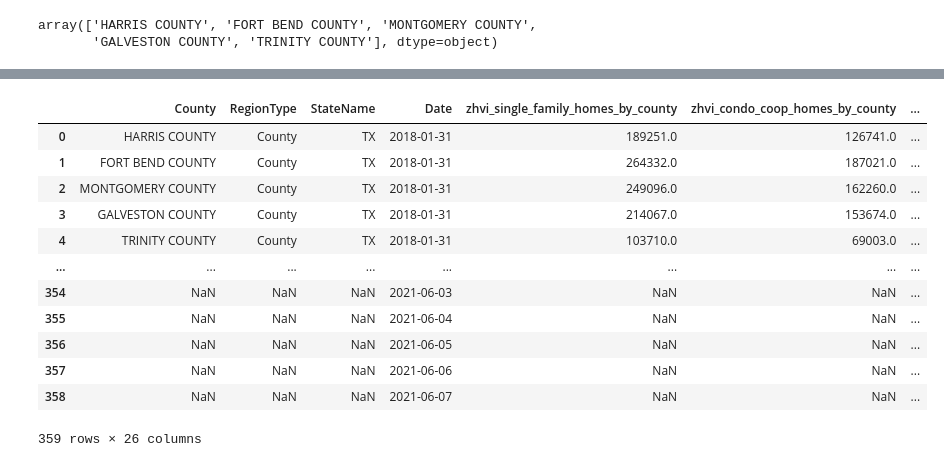
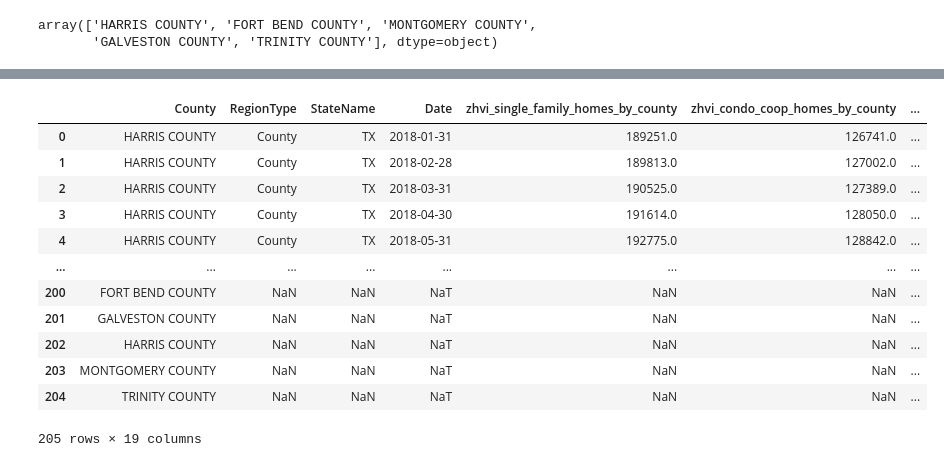
Before and after one commit to i-am-phoenix/Demo, a Jupyter notebook: prj2_summary.ipynb, the cells around one changed output, grey strips where cells are left out. Drawn from its saved outputs; the diff is of its cells as text; code cells hidden in the pictures.

```diff
--- a/prj2_summary.ipynb
+++ b/prj2_summary.ipynb
@@ -229,0 +173,14 @@ summary2
+# %%
+# Real estate data is provided at teh end of each months, while JH Covid data is provided on a daily basis.
+# So we will group JH Covid data by year-month and County indicators and calculate population as average
+# of all entries (stays constant) and Cases and Death as sum for each year-month group
+jh_data_groupByMonth=pd.DataFrame(
+    {
+        "Population": jh_data.groupby(by=['YYYY-MM','County']).mean()['Population'],
+        "Cases": jh_data.groupby(by=['YYYY-MM','County']).sum()['Cases'],
+        "Deaths": jh_data.groupby(by=['YYYY-MM','County']).sum()['Deaths']
+    }
+)
+
+jh_data_groupByMonth.head()
+# jh_data.head()
@@ -229,0 +195,4 @@ summary2
+# %%
+# Next we will reset index for DF
+jh_data_groupByMonth=jh_data_groupByMonth.reset_index()
+jh_data_groupByMonth.head()
@@ -229,0 +206,4 @@ summary2
+# %%
+# Calculated % of death from number of cases
+jh_data_groupByMonth['% death vs cases']=jh_data_groupByMonth['Deaths']/jh_data_groupByMonth['Cases']
+jh_data_groupByMonth.head()
@@ -229,0 +217,3 @@ summary2
+# %%
+summary2['YYYY-MM']=pd.to_datetime(summary2['Date']).dt.strftime('%Y-%m')
+summary2.head()
@@ -230,17 +227,17 @@ summary2
 # %%
-summary3=summary2.merge(all_vaccines, on='Date', how='outer')
-summary3
+summary_all=summary2.merge(jh_data_groupByMonth, on=['County','YYYY-MM'], how='outer')
+summary_all
 # %% [output]
 |  | County | RegionType | StateName | Date | zhvi_single_family_homes_by_county | zhvi_condo_coop_homes_by_county | ... |
 | 0 | HARRIS COUNTY | County | TX | 2018-01-31 | 189251.0 | 126741.0 | ... |
-| 1 | FORT BEND COUNTY | County | TX | 2018-01-31 | 264332.0 | 187021.0 | ... |
-| 2 | MONTGOMERY COUNTY | County | TX | 2018-01-31 | 249096.0 | 162260.0 | ... |
-| 3 | GALVESTON COUNTY | County | TX | 2018-01-31 | 214067.0 | 153674.0 | ... |
-| 4 | TRINITY COUNTY | County | TX | 2018-01-31 | 103710.0 | 69003.0 | ... |
+| 1 | HARRIS COUNTY | County | TX | 2018-02-28 | 189813.0 | 127002.0 | ... |
+| 2 | HARRIS COUNTY | County | TX | 2018-03-31 | 190525.0 | 127389.0 | ... |
+| 3 | HARRIS COUNTY | County | TX | 2018-04-30 | 191614.0 | 128050.0 | ... |
+| 4 | HARRIS COUNTY | County | TX | 2018-05-31 | 192775.0 | 128842.0 | ... |
 | ... | ... | ... | ... | ... | ... | ... | ... |
-| 354 | NaN | NaN | NaN | 2021-06-03 | NaN | NaN | ... |
-| 355 | NaN | NaN | NaN | 2021-06-04 | NaN | NaN | ... |
-| 356 | NaN | NaN | NaN | 2021-06-05 | NaN | NaN | ... |
-| 357 | NaN | NaN | NaN | 2021-06-06 | NaN | NaN | ... |
-| 358 | NaN | NaN | NaN | 2021-06-07 | NaN | NaN | ... |
+| 200 | FORT BEND COUNTY | NaN | NaN | NaT | NaN | NaN | ... |
+| 201 | GALVESTON COUNTY | NaN | NaN | NaT | NaN | NaN | ... |
+| 202 | HARRIS COUNTY | NaN | NaN | NaT | NaN | NaN | ... |
+| 203 | MONTGOMERY COUNTY | NaN | NaN | NaT | NaN | NaN | ... |
+| 204 | TRINITY COUNTY | NaN | NaN | NaT | NaN | NaN | ... |
-359 rows × 26 columns
+205 rows × 19 columns
```
Also changed, not shown: parts of 17 cells of this notebook.
